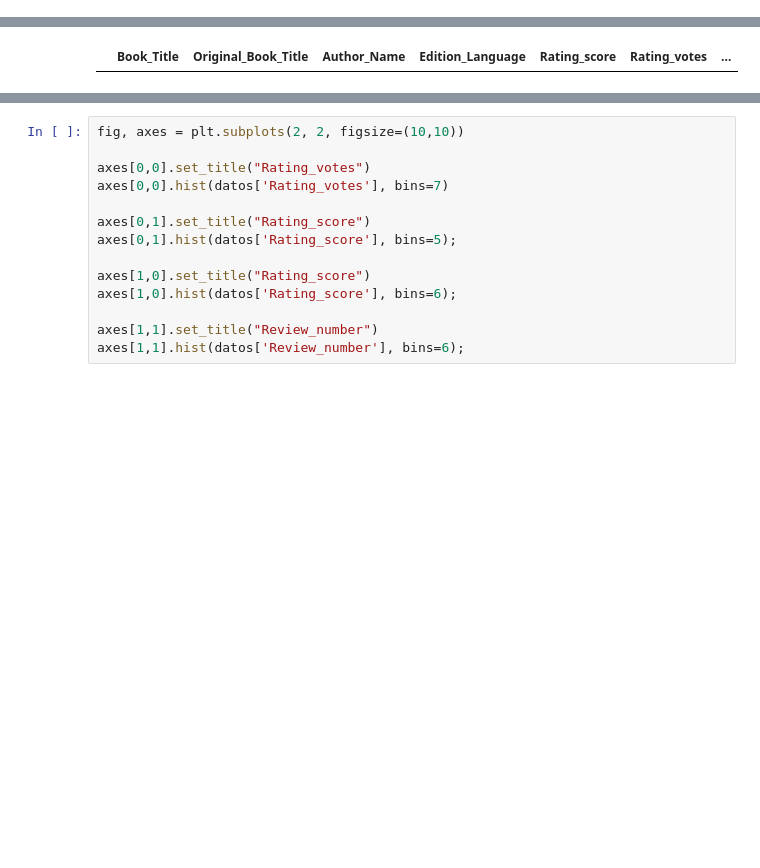
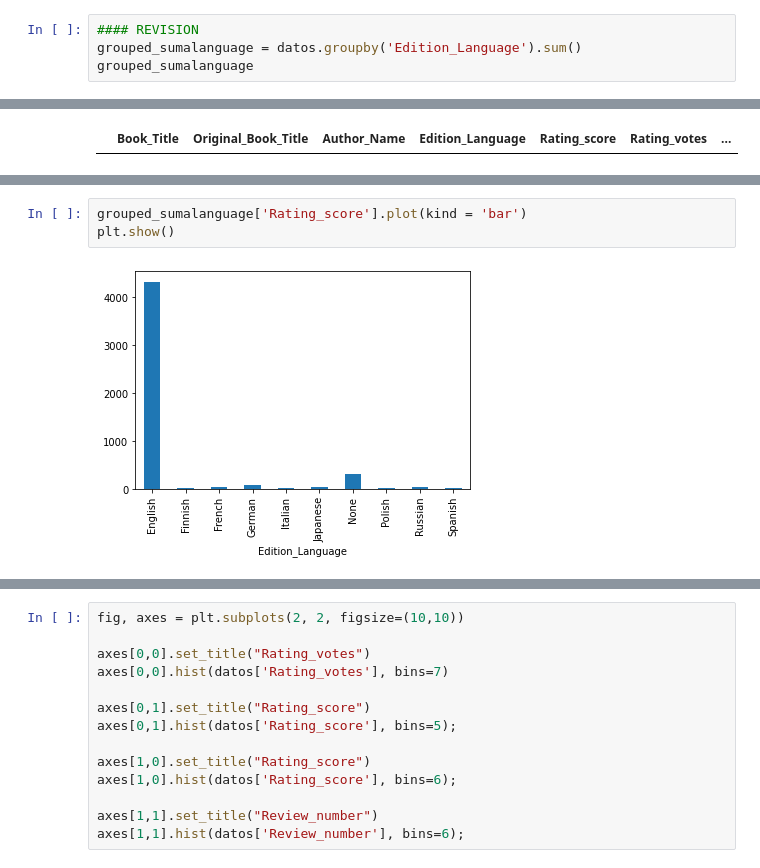
Before and after one commit to Factoria-F5-AI-Bootcamp-1-Edicion/cyberpunk_dataset, a Jupyter notebook: Plantilla.ipynb, the cells around one changed output, grey strips where cells are left out. Drawn from its saved outputs; the diff is of its cells as text; blank space fills up the shorter version.

```diff
--- a/Plantilla.ipynb
+++ b/Plantilla.ipynb
@@ -123,0 +166,4 @@ Name: 5, dtype: object
+# %%
+#### REVISION
+grouped_sumalanguage = datos.groupby('Edition_Language').sum()
+grouped_sumalanguage
@@ -137,0 +225,5 @@ datos[datos.duplicated()]
+# %%
+grouped_sumalanguage['Rating_score'].plot(kind = 'bar')
+plt.show()
+# %% [output]
+[figure, added]
```
Also changed, not shown: parts of 9 cells of this notebook.
